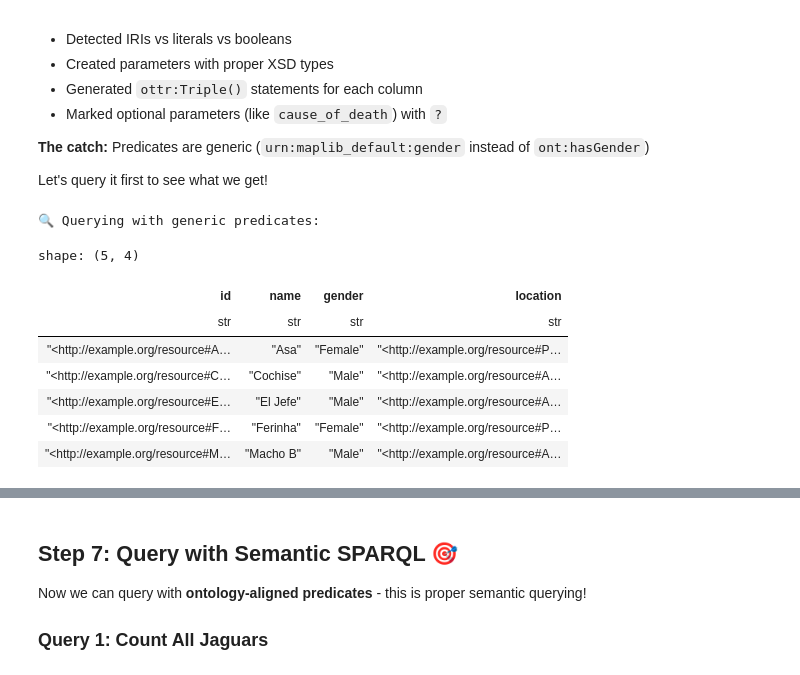
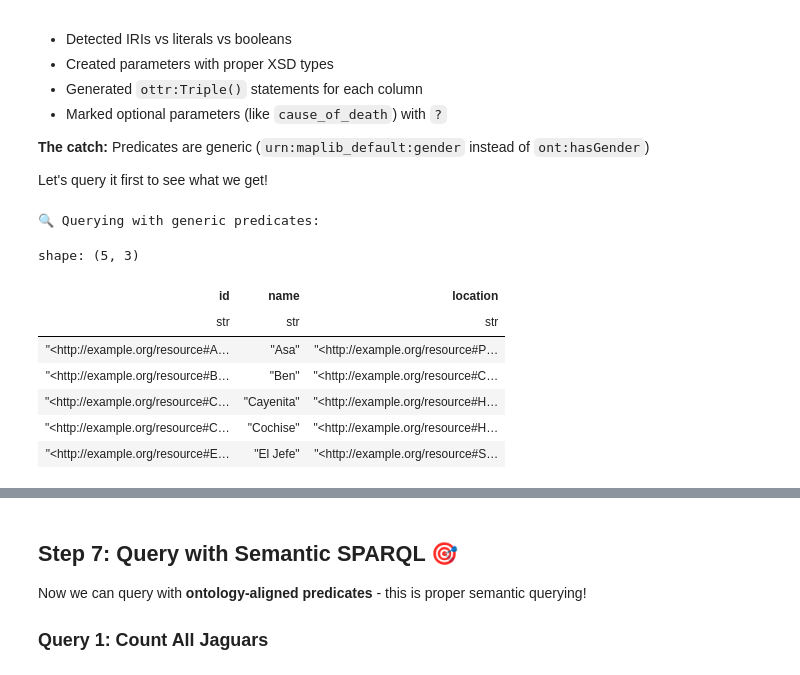
Before and after one commit to nemegrod/graph_RAG_structured, a Jupyter notebook: csv2graph_maplib.ipynb, the cells around one changed output, grey strips where cells are left out. Saved outputs shown, nothing was run; the diff lists cells and outputs as text; code cells hidden in the pictures.

```diff
--- a/csv2graph_maplib.ipynb
+++ b/csv2graph_maplib.ipynb
@@ -223,26 +227,26 @@ Let's query it first to see what we get!
 # %%
 # Query the auto-generated graph
 query_generic = """
-SELECT ?id ?name ?gender WHERE {
+SELECT ?id ?name ?location WHERE {
     ?id <urn:maplib_default:name> ?name .
-    ?id <urn:maplib_default:gender> ?gender .
+    ?id <urn:maplib_default:location_iri> ?location .
 }
 LIMIT 5
 """
 
 result = model.query(query_generic)
 print("🔍 Querying with generic predicates:")
 result
 # %% [output]
 🔍 Querying with generic predicates:
-shape: (5, 4)
+shape: (5, 3)
-| id | name | gender | location |
-| str | str | str | str |
-| "<http://example.org/resource#A… | "Asa" | "Female" | "<http://example.org/resource#P… |
-| "<http://example.org/resource#C… | "Cochise" | "Male" | "<http://example.org/resource#A… |
-| "<http://example.org/resource#E… | "El Jefe" | "Male" | "<http://example.org/resource#A… |
-| "<http://example.org/resource#F… | "Ferinha" | "Female" | "<http://example.org/resource#P… |
-| "<http://example.org/resource#M… | "Macho B" | "Male" | "<http://example.org/resource#A… |
+| id | name | location |
+| str | str | str |
+| "<http://example.org/resource#A… | "Asa" | "<http://example.org/resource#P… |
+| "<http://example.org/resource#B… | "Ben" | "<http://example.org/resource#C… |
+| "<http://example.org/resource#C… | "Cayenita" | "<http://example.org/resource#H… |
+| "<http://example.org/resource#C… | "Cochise" | "<http://example.org/resource#H… |
+| "<http://example.org/resource#E… | "El Jefe" | "<http://example.org/resource#S… |
 # %% [markdown]
 ## Step 5: Refine Template with Semantic Predicates ✨
 
```
Also changed, not shown: parts of 13 cells of this notebook, 9 other files.
